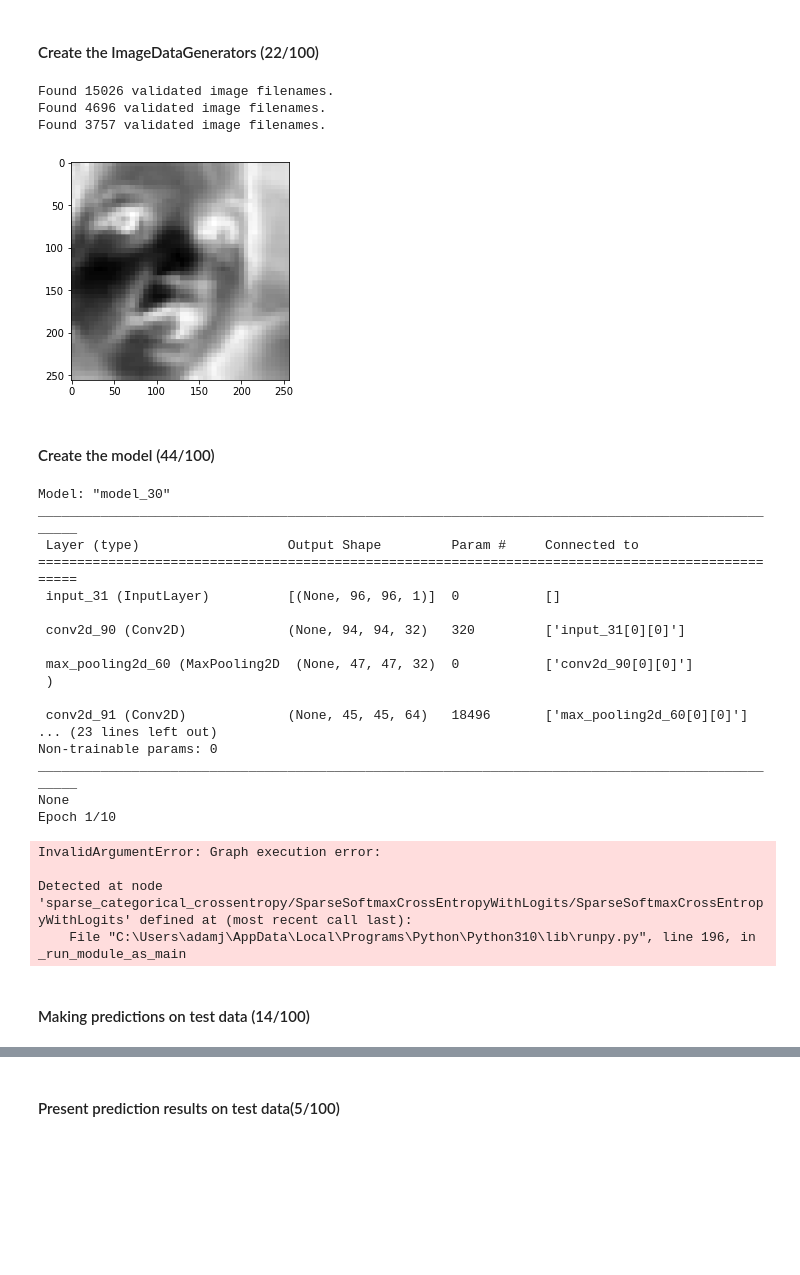
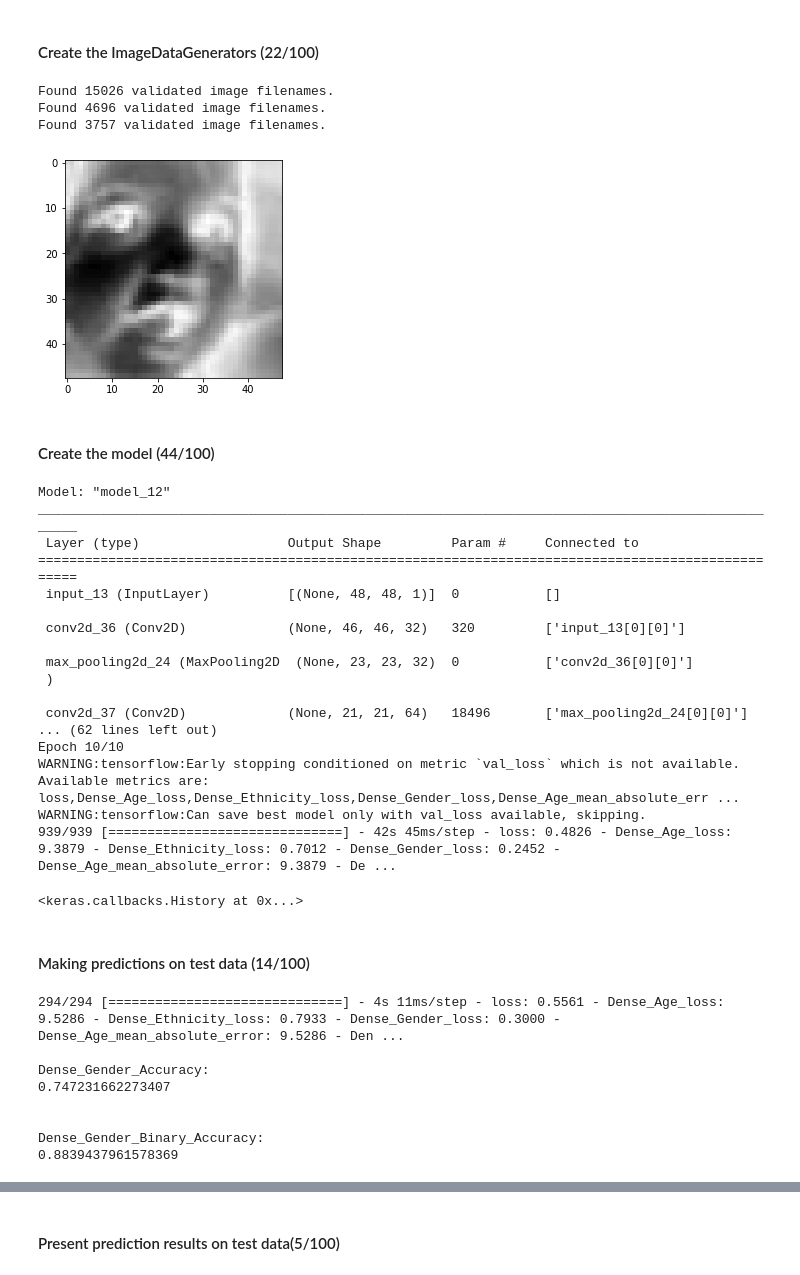
Before and after one commit to AdJansen/CSI4106A2, a Jupyter notebook: assignment_2_students.ipynb, the cells around one changed output, grey strips where cells are left out. Drawn from its saved outputs; the diff is of its cells as text; code cells hidden in the pictures; blank space fills up the shorter version.

Commit message:
Got Model to fit and began predictions on TestData

```diff
--- a/assignment_2_students.ipynb
+++ b/assignment_2_students.ipynb
@@ -111,7 +111,7 @@ train_img_gen = ImageDataGenerator(
     brightness_range=(0.5,1),
     fill_mode='nearest',
     horizontal_flip=True,
-    rescale=2
+    rescale=1./255
 )
 
 # use the method "flow_from_dataframe" from the "ImageDataGenerator" instance to link the image folder and the dataframe.
@@ -129,13 +129,15 @@ train_img_flow = train_img_gen.flow_from_dataframe(
     y_col= ["age", "ethnicity", "gender"],
     batch_size=16,
     color_mode='grayscale',
-    class_mode='multi_output'
+    class_mode='multi_output',
+    target_size=(48, 48),
+    seed=SEED
 )
 
 # similarly, create an ImageDataGenerator for the validation dataset and make sure not to use any of the augmentation strategies except rescaling the image
 # (2)
 val_img_gen = ImageDataGenerator(
-    rescale = 2
+    rescale=1./255
 )
 
 # use the method "flow_from_dataframe" from the "ImageDataGenerator" instance with the same arguments as above
@@ -147,52 +149,57 @@ test_img_gen = ImageDataGenerator(
     brightness_range=(0.5,1),
     fill_mode='nearest',
     horizontal_flip=True,
-    rescale=2
+    rescale=1./255
+
 )
 
-test_img_imgs = test_img_gen.flow_from_dataframe(
+test_img_flow = test_img_gen.flow_from_dataframe(
     dfTest,
     directory=r"./data/images/test/",
     x_col= "img_name",
     y_col= ["age", "ethnicity", "gender"],
     batch_size=16,
     color_mode='grayscale',
     class_mode='multi_output',
-    shuffle=False
+    shuffle=False,
+    target_size=(48, 48),
+    seed=SEED
 )
 
 # use the method "flow_from_dataframe" from the val_img_gen instance to link the test dataframe and the test data folder
 # In addition, make sure to specify the following arguments
 # class_mode='multi_output', color_mode='grayscale', shuffle=False
 # (5)
 val_img_flow = val_img_gen.flow_from_dataframe(
     dfVal,
     directory=r"./data/images/val/",
     x_col= "img_name",
     y_col= ["age", "ethnicity", "gender"],
     batch_size=16,
     color_mode='grayscale',
     class_mode='multi_output',
-    shuffle=False
+    shuffle=False,
+    target_size=(48, 48),
+    seed=SEED
 )
 
 # enumerate through the validation data generator created above and plot first grayscale image
 # (2)
 for i, element in enumerate(val_img_flow):
     plt.imshow(element[0][0],cmap=plt.cm.binary)
     plt.show()
     break
 # %% [output]
 Found 15026 validated image filenames.
 Found 4696 validated image filenames.
 Found 3757 validated image filenames.
-[figure, old version]
+[figure, new version]
 # %% [markdown]
 #### Create the model (44/100)
 # %%
 # specify the model input with the required shape
 # (1)
-model_input = keras.Input(shape=(96, 96, 1))
+model_input = keras.Input(shape=(48, 48, 1))
 
 # The shared layers
 # Include at least one Conv2D layer, MaxPooling2D layer and a Flatten layer
@@ -220,7 +227,7 @@ dense_layer_1 = layers.Dense(128, activation="linear", name="Dense_Layer_1")(x)
 # please note that the age prediction is a regression task
 
 # (2)
-age_output = layers.Dense(1, activation="linear", name="Dense_Age")(dense_layer_1)
+age_output = layers.Dense(10, activation="linear", name="Dense_Age")(dense_layer_1)
 #age_output = layers.Flatten()(age_output)
 
 # Similar to above, specify one or more Dense layers as task specific layers for ethnicity prediction
@@ -231,7 +238,7 @@ dense_layer_2 = layers.Dense(128, activation="softmax", name="Dense_Layer_2")(x)
 # please note that the ethnicity prediction is a multi-class classification task
 # (2)
 
-eth_output = layers.Dense(1, activation="softmax", name="Dense_Ethnicity")(dense_layer_2)
+eth_output = layers.Dense(10, activation="softmax", name="Dense_Ethnicity")(dense_layer_2)
 #eth_output = layers.Flatten()(eth_output)
 
 # Similar to above, specify one or more Dense layers as task specific layers for gender prediction
@@ -338,31 +345,44 @@ model.fit(
     validation_steps=len(dfVal)/batch_size
 )
 # %% [output]
-Model: "model_30"
+Model: "model_12"
 __________________________________________________________________________________________________
  Layer (type)                   Output Shape         Param #     Connected to
 ==================================================================================================
- input_31 (InputLayer)          [(None, 96, 96, 1)]  0           []
+ input_13 (InputLayer)          [(None, 48, 48, 1)]  0           []
 
- conv2d_90 (Conv2D)             (None, 94, 94, 32)   320         ['input_31[0][0]']
+ conv2d_36 (Conv2D)             (None, 46, 46, 32)   320         ['input_13[0][0]']
 
- max_pooling2d_60 (MaxPooling2D  (None, 47, 47, 32)  0           ['conv2d_90[0][0]']
+ max_pooling2d_24 (MaxPooling2D  (None, 23, 23, 32)  0           ['conv2d_36[0][0]']
  )
 
- conv2d_91 (Conv2D)             (None, 45, 45, 64)   18496       ['max_pooling2d_60[0][0]']
-... (23 lines left out)
-Non-trainable params: 0
-__________________________________________________________________________________________________
-None
-Epoch 1/10
+ conv2d_37 (Conv2D)             (None, 21, 21, 64)   18496       ['max_pooling2d_24[0][0]']
+... (62 lines left out)
+Epoch 10/10
+WARNING:tensorflow:Early stopping conditioned on metric `val_loss` which is not available. Available metrics are: loss,Dense_Age_loss,Dense_Ethnicity_loss,Dense_Gender_loss,Dense_Age_mean_absolute_err ...
+WARNING:tensorflow:Can save best model only with val_loss available, skipping.
+939/939 [==============================] - 42s 45ms/step - loss: 0.4826 - Dense_Age_loss: 9.3879 - Dense_Ethnicity_loss: 0.7012 - Dense_Gender_loss: 0.2452 - Dense_Age_mean_absolute_error: 9.3879 - De ...
-InvalidArgumentError: Graph execution error:
-
-Detected at node 'sparse_categorical_crossentropy/SparseSoftmaxCrossEntropyWithLogits/SparseSoftmaxCrossEntropyWithLogits' defined at (most recent call last):
-    File "C:\Users\adamj\AppData\Local\Programs\Python\Python310\lib\runpy.py", line 196, in _run_module_as_main
+<keras.callbacks.History at 0x...>
 # %% [markdown]
 #### Making predictions on test data (14/100)
 # %%
 # evaluate the trained model using the test generator
 # print only the test accuracy for ethnicity and gender predictions
 (4)
+test_evals = model.evaluate(
+    x=test_img_flow
+)
+print("\nDense_Gender_Accuracy:")
+print(test_evals[8])
+print("\n\nDense_Gender_Binary_Accuracy:")
+print(test_evals[12])
+# %% [output]
+294/294 [==============================] - 4s 11ms/step - loss: 0.5561 - Dense_Age_loss: 9.5286 - Dense_Ethnicity_loss: 0.7933 - Dense_Gender_loss: 0.3000 - Dense_Age_mean_absolute_error: 9.5286 - Den ...
+
+Dense_Gender_Accuracy:
+0.747231662273407
+
+
+Dense_Gender_Binary_Accuracy:
+0.8839437961578369
 # %%
```
Also changed, not shown: parts of 2 cells of this notebook.
